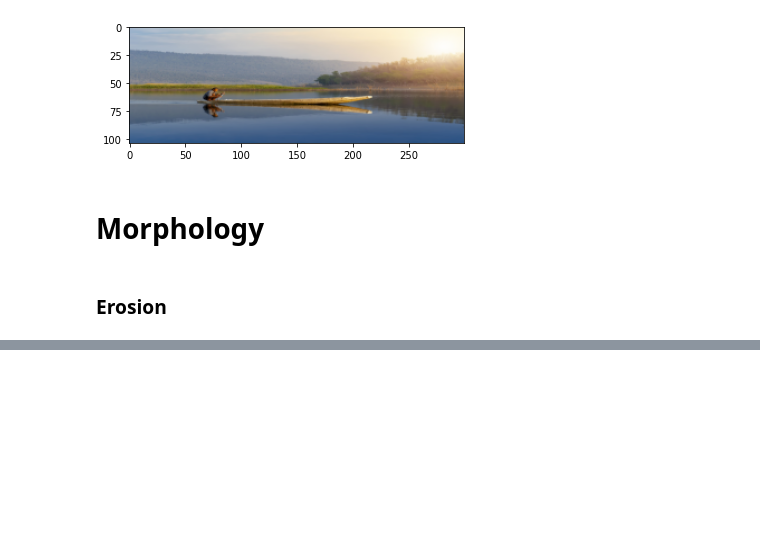
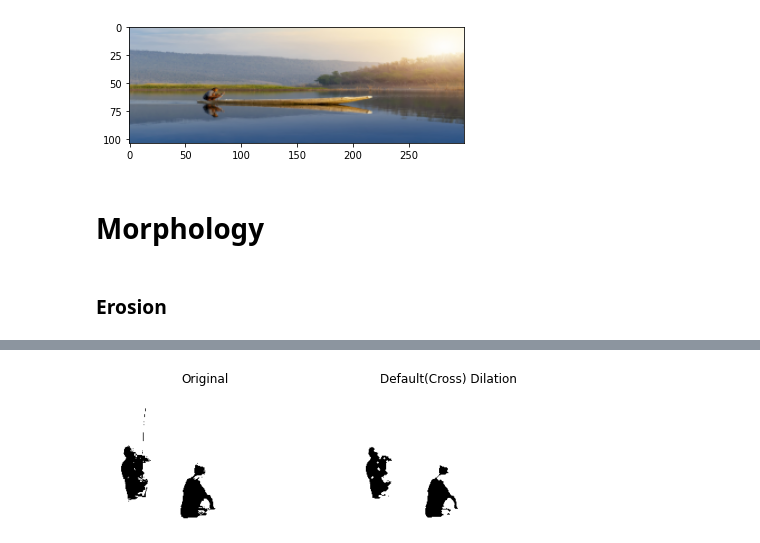
Before and after one commit to Gizem-kaya/Image-Processing-with-Python, a Jupyter notebook: Filter_Contrast_Transformation_Morphology.ipynb, the cells around one changed output, grey strips where cells are left out. Saved outputs shown, nothing was run; the diff lists cells and outputs as text; code cells hidden in the pictures; blank space fills up the shorter version.

```diff
--- a/Filter_Contrast_Transformation_Morphology.ipynb
+++ b/Filter_Contrast_Transformation_Morphology.ipynb
@@ -138,0 +147,5 @@ comparison(global_jpg, "Original", erosion, "Diamond Erosion")
+# %%
+dilation = morphology.binary_dilation(binary_image)
+comparison(binary_image, "Original", dilation, "Default(Cross) Dilation")
+# %% [output]
+[figure, added]
```
Also changed, not shown: parts of 5 cells of this notebook.
